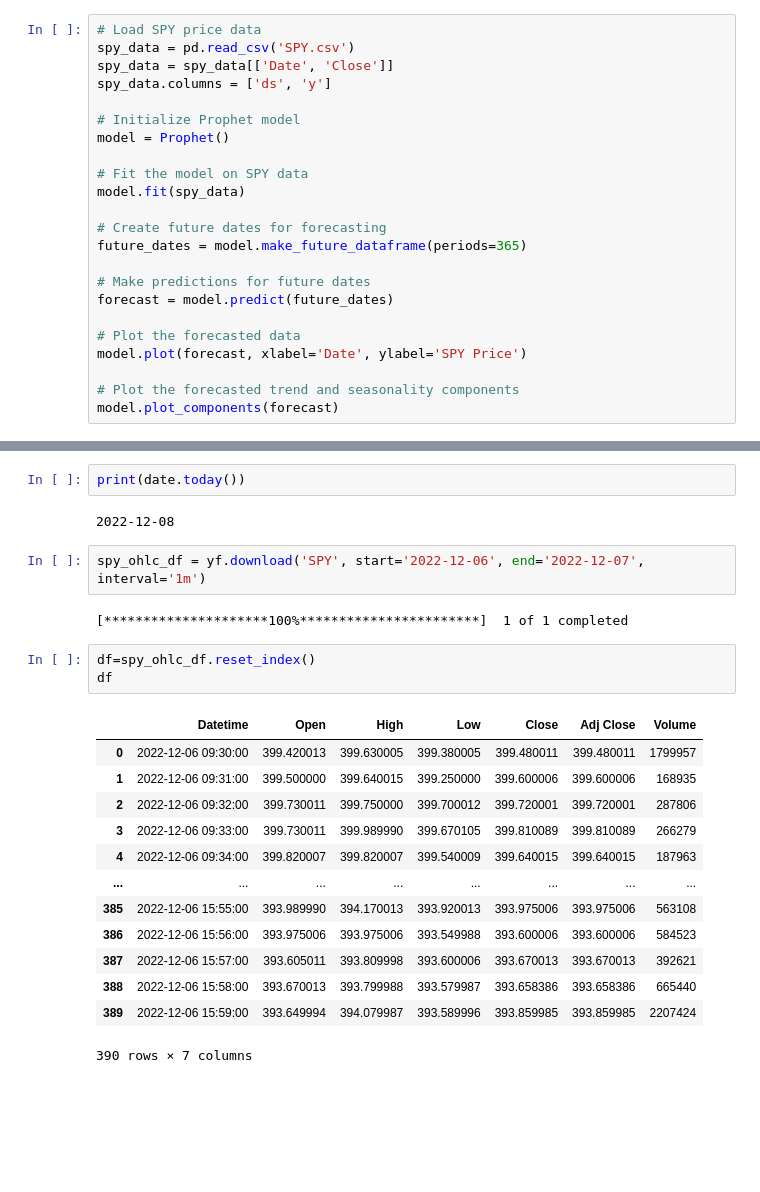
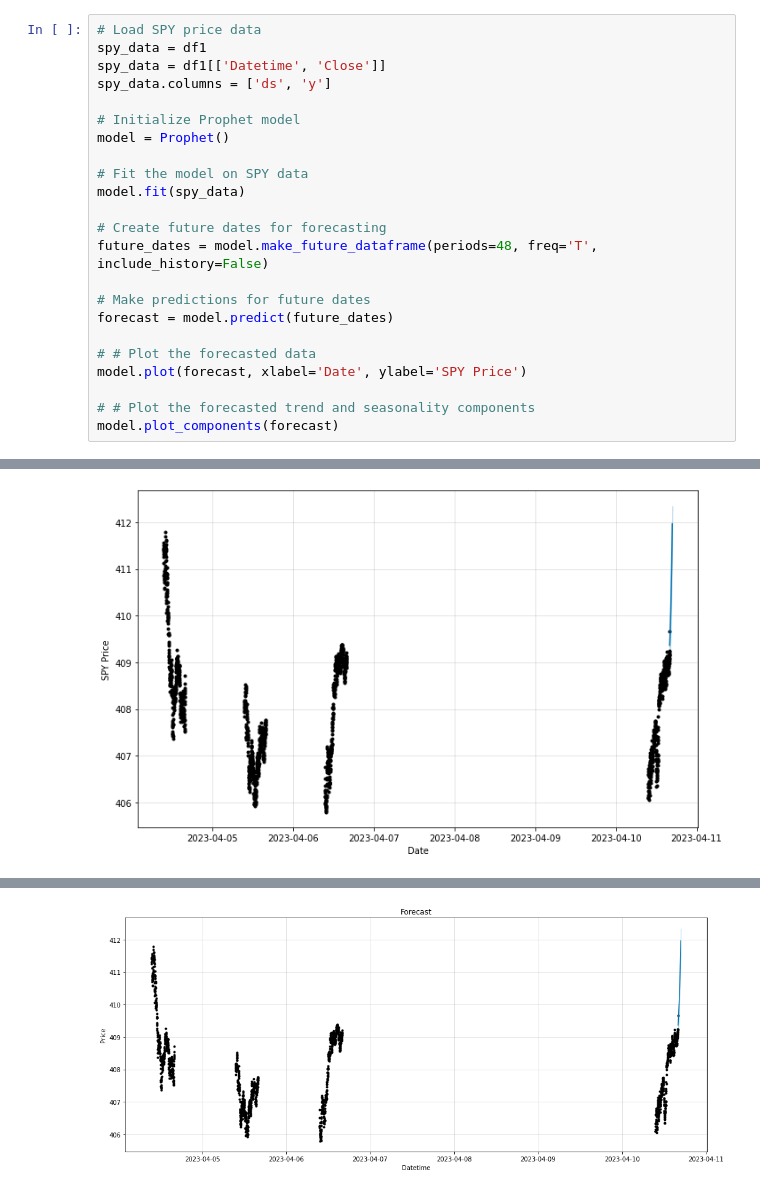
Before and after one commit to woonsupkim/Sentiment_SNP, a Jupyter notebook: SPY_Track.ipynb, the cells around one changed output, grey strips where cells are left out. Saved outputs shown, nothing was run; the diff lists cells and outputs as text; blank space fills up the shorter version.

```diff
--- a/SPY_Track.ipynb
+++ b/SPY_Track.ipynb
@@ -9,7 +21,7 @@ from fbprophet import Prophet
 # %%
 # Load SPY price data
-spy_data = pd.read_csv('SPY.csv')
-spy_data = spy_data[['Date', 'Close']]
+spy_data = df1
+spy_data = df1[['Datetime', 'Close']]
 spy_data.columns = ['ds', 'y']
 
 # Initialize Prophet model
@@ -19,13 +31,14 @@ model = Prophet()
 model.fit(spy_data)
 
 # Create future dates for forecasting
-future_dates = model.make_future_dataframe(periods=365)
+future_dates = model.make_future_dataframe(periods=48, freq='T', include_history=False)
 
 # Make predictions for future dates
 forecast = model.predict(future_dates)
 
-# Plot the forecasted data
+# # Plot the forecasted data
 model.plot(forecast, xlabel='Date', ylabel='SPY Price')
 
-# Plot the forecasted trend and seasonality components
+# # Plot the forecasted trend and seasonality components
 model.plot_components(forecast)
+# %% [output]
@@ -31,0 +47 @@ model.plot_components(forecast)
+[figure, added]
@@ -32,25 +49 @@ model.plot_components(forecast)
+[figure, added]
-# %%
-print(date.today())
-# %% [output]
-2022-12-08
-# %%
-spy_ohlc_df = yf.download('SPY', start='2022-12-06', end='2022-12-07', interval='1m')
-# %% [output]
-[*********************100%***********************]  1 of 1 completed
-# %%
-df=spy_ohlc_df.reset_index()
-df
-# %% [output]
-|  | Datetime | Open | High | Low | Close | Adj Close | Volume |
-| 0 | 2022-12-06 09:30:00 | 399.420013 | 399.630005 | 399.380005 | 399.480011 | 399.480011 | 1799957 |
-| 1 | 2022-12-06 09:31:00 | 399.500000 | 399.640015 | 399.250000 | 399.600006 | 399.600006 | 168935 |
-| 2 | 2022-12-06 09:32:00 | 399.730011 | 399.750000 | 399.700012 | 399.720001 | 399.720001 | 287806 |
-| 3 | 2022-12-06 09:33:00 | 399.730011 | 399.989990 | 399.670105 | 399.810089 | 399.810089 | 266279 |
-| 4 | 2022-12-06 09:34:00 | 399.820007 | 399.820007 | 399.540009 | 399.640015 | 399.640015 | 187963 |
-| ... | ... | ... | ... | ... | ... | ... | ... |
-| 385 | 2022-12-06 15:55:00 | 393.989990 | 394.170013 | 393.920013 | 393.975006 | 393.975006 | 563108 |
-| 386 | 2022-12-06 15:56:00 | 393.975006 | 393.975006 | 393.549988 | 393.600006 | 393.600006 | 584523 |
-| 387 | 2022-12-06 15:57:00 | 393.605011 | 393.809998 | 393.600006 | 393.670013 | 393.670013 | 392621 |
-| 388 | 2022-12-06 15:58:00 | 393.670013 | 393.799988 | 393.579987 | 393.658386 | 393.658386 | 665440 |
-| 389 | 2022-12-06 15:59:00 | 393.649994 | 394.079987 | 393.589996 | 393.859985 | 393.859985 | 2207424 |
-390 rows × 7 columns
```
Also changed, not shown: parts of 9 cells of this notebook.
